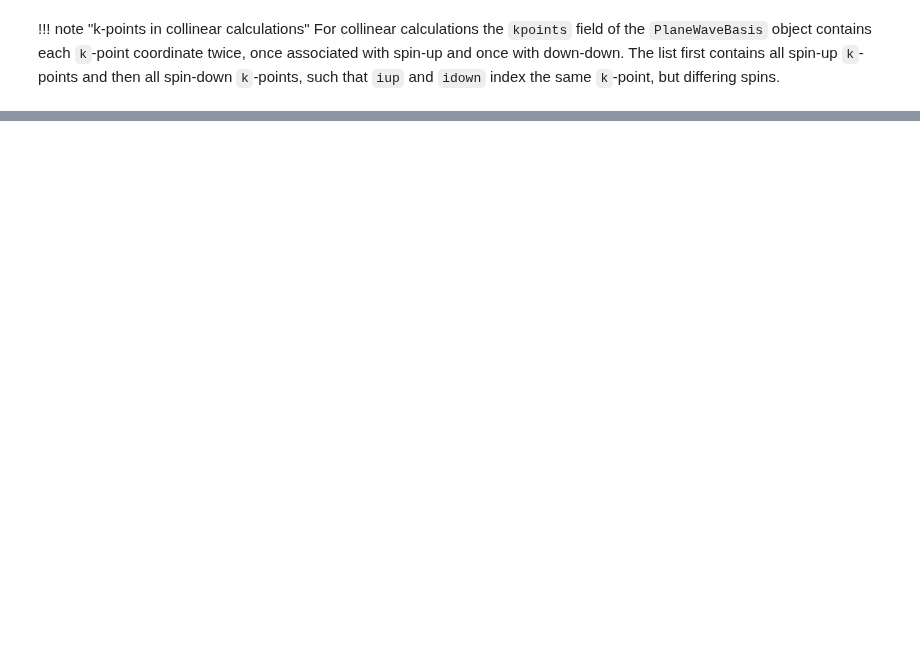
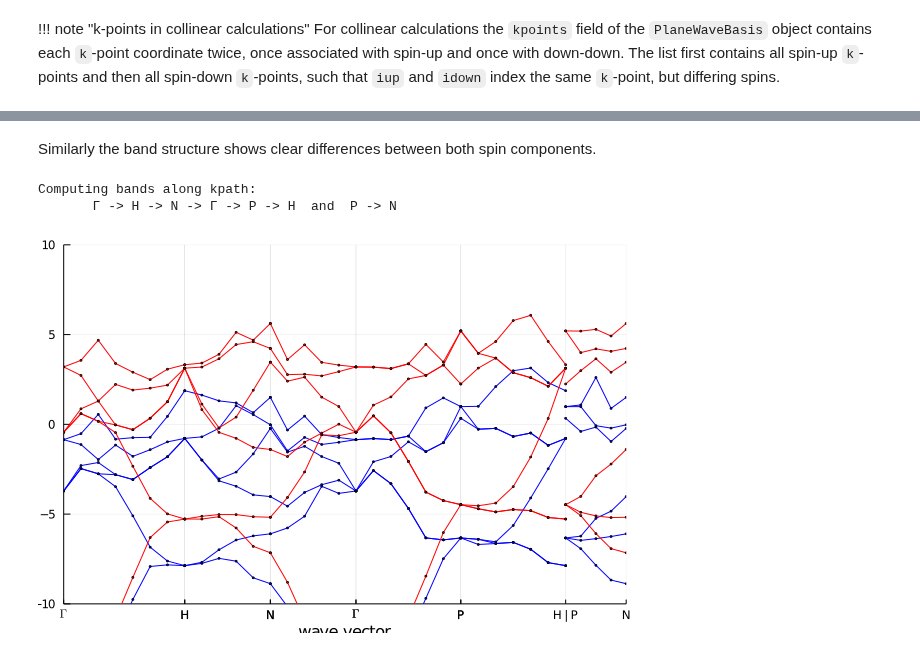
Before and after one commit to umbriquse/DFTK.jl, a Jupyter notebook: dev/examples/collinear_magnetism.ipynb, the cells around one changed output, grey strips where cells are left out. Drawn from its saved outputs; the diff is of its cells as text; code cells hidden in the pictures; blank space fills up the shorter version.

```diff
--- a/dev/examples/collinear_magnetism.ipynb
+++ b/dev/examples/collinear_magnetism.ipynb
@@ -159,0 +167,8 @@ scfres.eigenvalues[idown] = [-0.030405543285342944, 0.47727883617180833, 0.47727
+# %% [markdown]
+Similarly the band structure shows clear differences between both spin components.
+# %%
+plot_bandstructure(scfres, kline_density=3, unit=:eV)
+# %% [output]
+Computing bands along kpath:
+       Γ -> H -> N -> Γ -> P -> H  and  P -> N
+[figure, added]
```
Also changed, not shown: parts of 11 cells of this notebook, 41 other files.
